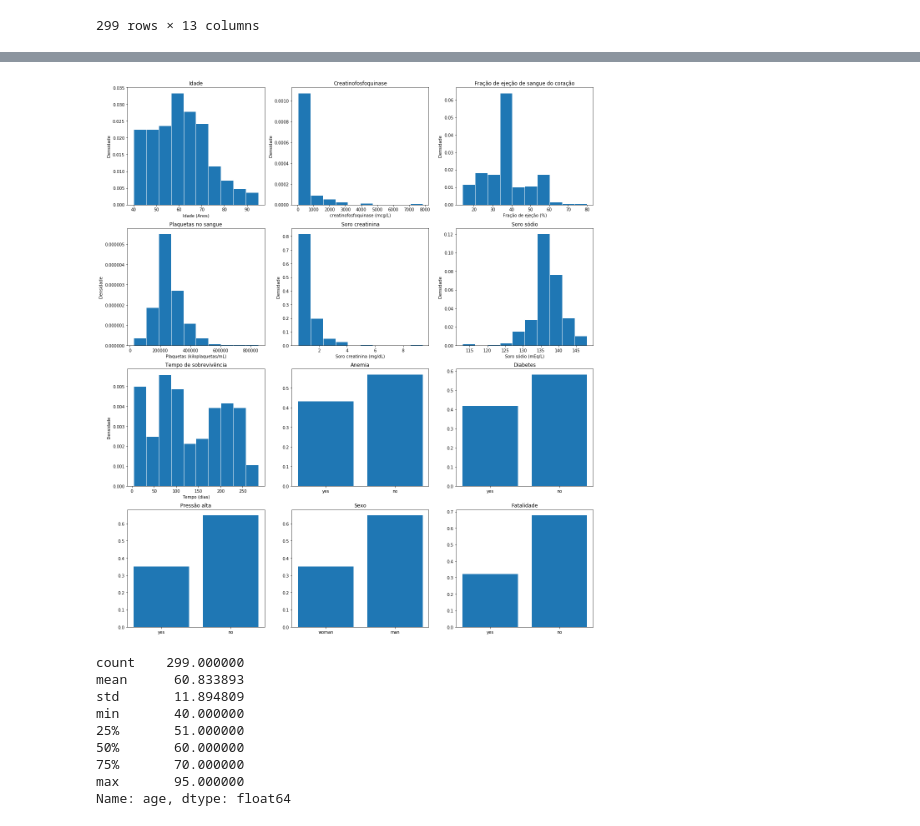
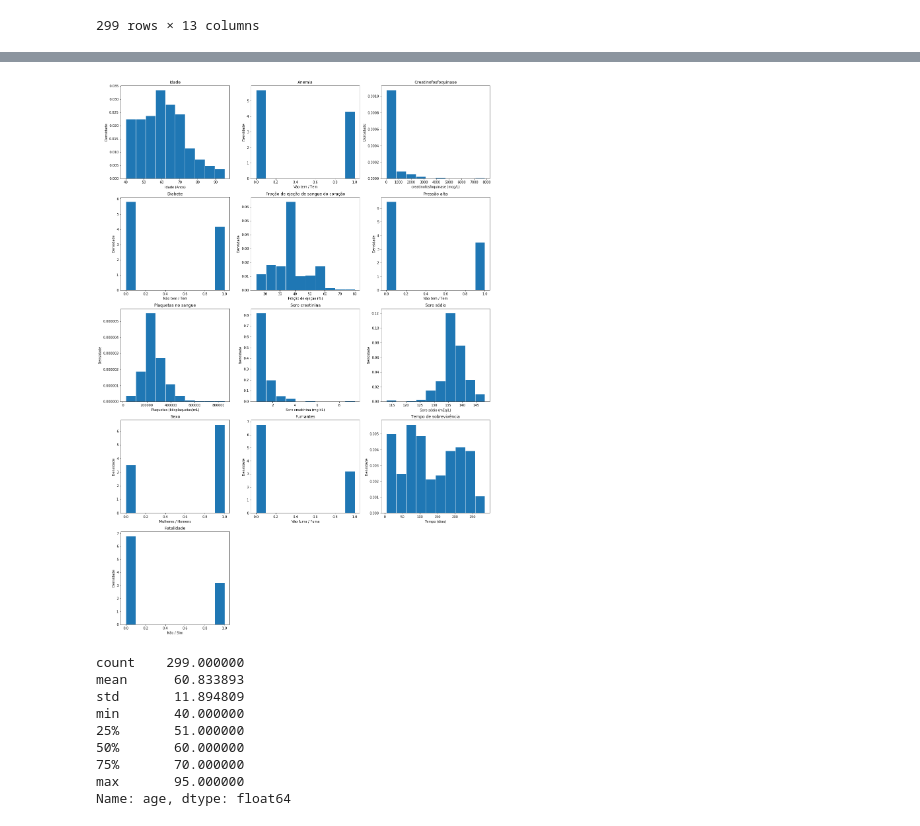
Before and after one commit to carolina-hirschheimer/Propensao-a-falhas-cardiacas, a Jupyter notebook: Análise Database.ipynb, the cells around one changed output, grey strips where cells are left out. Cells and saved outputs as stored; diff of their text form; code cells hidden in the pictures.

```diff
--- a/Análise Database.ipynb
+++ b/Análise Database.ipynb
@@ -30,21 +37,3 @@ dados
 | 297 | 45.0 | 0 | 2413 | 0 | 38 | 0 | 140000.00 | ... |
 | 298 | 50.0 | 0 | 196 | 0 | 45 | 0 | 395000.00 | ... |
 299 rows × 13 columns
-# %%
-dados["anaemia"] = dados.anaemia.astype('category')
-dados.anaemia.cat.categories = ["no", "yes"]
-
-dados["diabetes"] = dados.diabetes.astype('category')
-dados.diabetes.cat.categories = ["no", "yes"]
-
-dados["high_blood_pressure"] = dados.high_blood_pressure.astype('category')
-dados.high_blood_pressure.cat.categories = ["no", "yes"]
-
-dados["smoking"] = dados.smoking.astype('category')
-dados.smoking.cat.categories = ["no", "yes"]
-
-dados["DEATH_EVENT"] = dados.DEATH_EVENT.astype('category')
-dados.DEATH_EVENT.cat.categories = ["no", "yes"]
-
-dados["sex"] = dados.sex.astype('category')
-dados.sex.cat.categories = ["women", "man"]
@@ -76,77 +49,80 @@ plt.xlabel('Idade (Anos)')
 plt.ylabel('Densidade')
 
 plt.subplot(532)
+plt.hist(dados.anaemia, edgecolor='white', density=True)
+plt.title('Anemia')
+plt.xlabel('Não tem / Tem')
+plt.ylabel('Densidade')
+
+plt.subplot(533)
 plt.hist(dados.creatinine_phosphokinase, edgecolor='white', density=True)
 plt.title('Creatinofosfoquinase')
 plt.xlabel('creatinofosfoquinase (mcg/L)')
 plt.ylabel('Densidade')
 
-plt.subplot(533)
+plt.subplot(534)
+plt.hist(dados.diabetes, edgecolor='white', density=True)
+plt.title('Diabete')
+plt.xlabel('Não tem / Tem')
+plt.ylabel('Densidade')
+
+plt.subplot(535)
 plt.hist(dados.ejection_fraction, edgecolor='white', density=True)
 plt.title('Fração de ejeção de sangue do coração')
 plt.xlabel('Fração de ejeção (%)')
 plt.ylabel('Densidade')
 
-plt.subplot(534)
+plt.subplot(536)
+plt.hist(dados.high_blood_pressure, edgecolor='white', density=True)
+plt.title('Pressão alta')
+plt.xlabel('Não tem / Tem')
+plt.ylabel('Densidade')
+
+plt.subplot(537)
 plt.hist(dados.platelets, edgecolor='white', density=True)
 plt.title('Plaquetas no sangue')
 plt.xlabel('Plaquetas (kiloplaquetas/mL)')
 plt.ylabel('Densidade')
 
-plt.subplot(535)
+plt.subplot(538)
 plt.hist(dados.serum_creatinine, edgecolor='white', density=True)
 plt.title('Soro creatinina')
 plt.xlabel('Soro creatinina (mg/dL)')
 plt.ylabel('Densidade')
 
-plt.subplot(536)
+plt.subplot(539)
 plt.hist(dados.serum_sodium, edgecolor='white', density=True)
 plt.title('Soro sódio')
 plt.xlabel('Soro sódio (mEq/L)')
 plt.ylabel('Densidade')
 
-plt.subplot(537)
+plt.subplot(5,3,10)
+plt.hist(dados.sex, edgecolor='white', density=True)
+plt.title('Sexo')
+plt.xlabel('Mulheres / Homens')
+plt.ylabel('Densidade')
+
+plt.subplot(5,3,11)
+plt.hist(dados.smoking, edgecolor='white', density=True)
+plt.title('Fumantes')
+plt.xlabel('Não fuma / Fuma')
+plt.ylabel('Densidade')
+
+plt.subplot(5,3,12)
 plt.hist(dados.time, edgecolor='white', density=True)
 plt.title('Tempo de sobrevivência')
 plt.xlabel('Tempo (dias)')
 plt.ylabel('Densidade')
 
-# FREQUÊNCIA DAS VARIÁVEIS QUALITATIVAS
-
-def frequencia_variaveis_quali(serie_quali,categoria_1,categoria_2):
-    total_1 = len(dados.loc[serie_quali==categoria_1,:])
-    total_2 = len(dados.loc[serie_quali==categoria_2,:])
-    total = len(dados)
-
-    freq_1 = total_1/total
-    freq_2 = total_2/total
-
-    y = [freq_1,freq_2]
-    return y
-
-plt.subplot(538)
-plt.bar(['yes','no'],frequencia_variaveis_quali(dados.anaemia,'yes','no'))
-plt.title('Anemia')
-
-plt.subplot(5,3,9)
-plt.bar(['yes','no'],frequencia_variaveis_quali(dados.diabetes,'yes','no'))
-plt.title('Diabetes')
-
-plt.subplot(5,3,10)
-plt.bar(['yes','no'],frequencia_variaveis_quali(dados.high_blood_pressure,'yes','no'))
-plt.title('Pressão alta')
-
-plt.subplot(5,3,11)
-plt.bar(['woman','man'],frequencia_variaveis_quali(dados.sex,'women','man'))
-plt.title('Sexo')
-
-plt.subplot(5,3,12)
-plt.bar(['yes','no'],frequencia_variaveis_quali(dados.DEATH_EVENT,'yes','no'))
+plt.subplot(5,3,13)
+plt.hist(dados.DEATH_EVENT, edgecolor='white', density=True)
 plt.title('Fatalidade')
+plt.xlabel('Não / Sim')
+plt.ylabel('Densidade')
 
 plt.show()
 # %% [output]
-[figure, old version]
+[figure, new version]
 # %%
 dados.age.describe()
 # %% [output]
```
Also changed, not shown: parts of 8 cells of this notebook.
